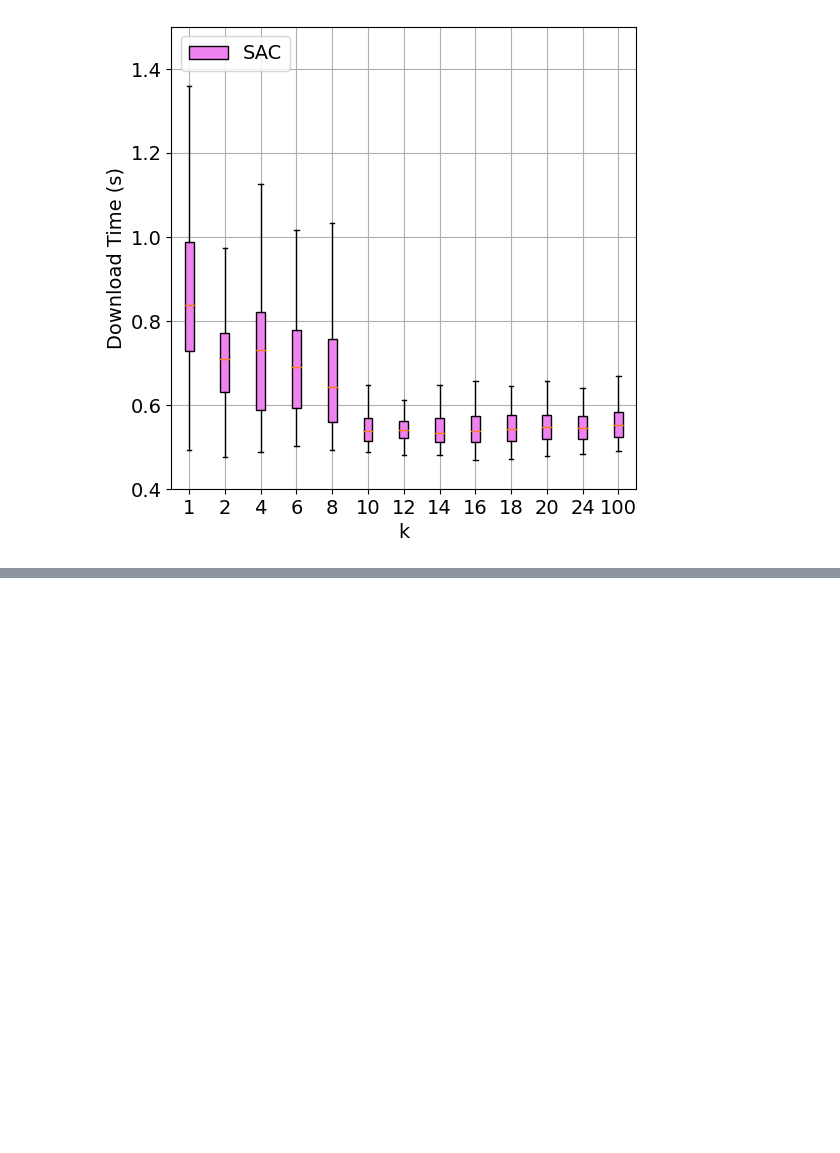
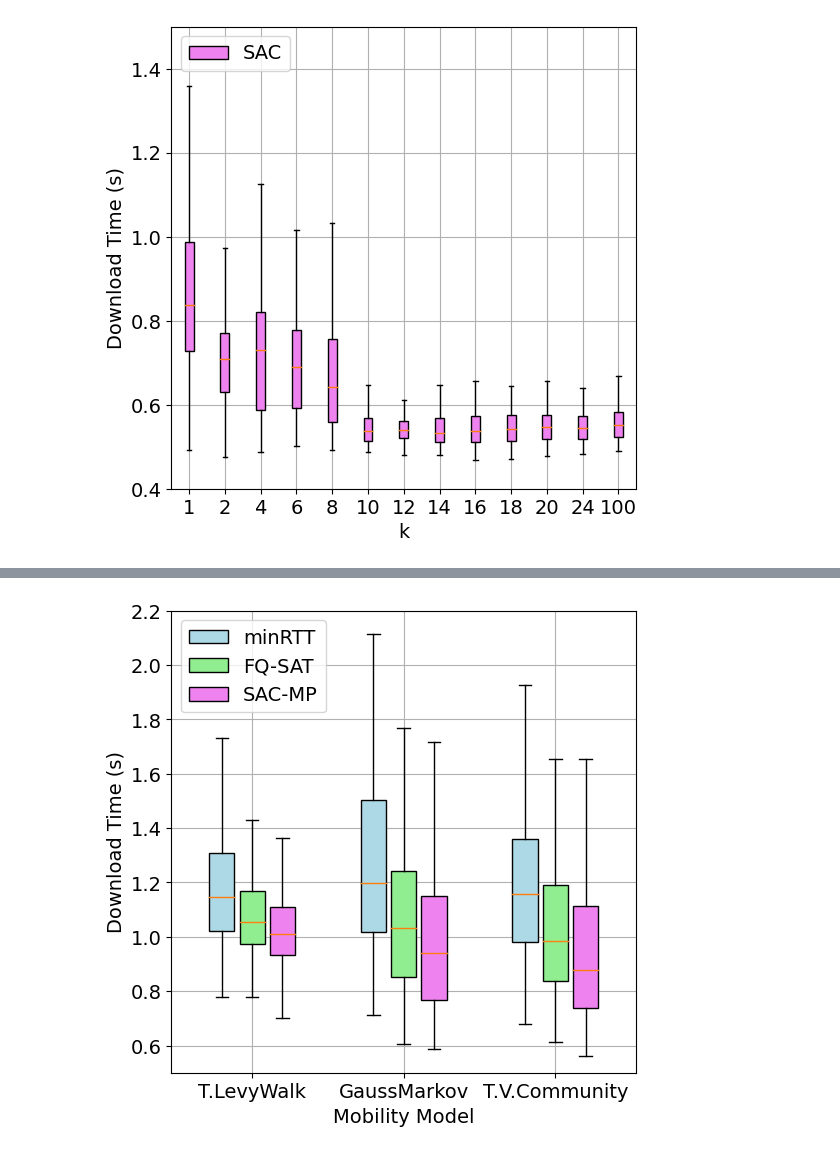
Before and after one commit to quic-vn/mpquic-drl, a Jupyter notebook: simulationFileServer/statistic/plot-compare1-statistic.ipynb, the cells around one changed output, grey strips where cells are left out. Drawn from its saved outputs; the diff is of its cells as text; code cells hidden in the pictures; blank space fills up the shorter version.

Commit message:
update code for simulation mobility (thesis)

```diff
--- a/simulationFileServer/statistic/plot-compare1-statistic.ipynb
+++ b/simulationFileServer/statistic/plot-compare1-statistic.ipynb
@@ -566,0 +425,73 @@ plt.show()
+# %%
+import pandas as pd
+import matplotlib.pyplot as plt
+
+column_names = ['Download Time']
+schedules = ['rtt', 'fuzzyqsat', 'sac']
+bwd = 25
+owd = 10
+
+# List to hold all download time data
+all_download_times = {sch: [] for sch in schedules}
+
+# Common scenarios
+scenarios = [
+    f"mob1-1-2MB-0-0-{bwd}-{owd}-10-1", f"mob2-1-2MB-0-0-{bwd}-{owd}-10-1", f"mob3-1-2MB-0-0-{bwd}-{owd}-10-1"
+]
+scenarios_label = [
+    f"T.LevyWalk", f"GaussMarkov", f"T.V.Community"
+]
+
+# Đọc dữ liệu từ file và lưu vào dictionary
+for sch in schedules:
+    for scenario in scenarios:
+        # Load the data from the CSV file
+        data = pd.read_csv(f'../output/sep1/compare-1-mobi/{scenario}-{sch}-result3.csv', names=column_names)
+        # Extract and store the Download Time column
+        all_download_times[sch].append(data['Download Time'] / 1000)
+
+# Tạo boxplot
+plt.figure(figsize=(6, 6))
+plt.rcParams.update({'font.size': 14, 'font.family': 'sans-serif'})
+
+# Chuẩn bị dữ liệu và vị trí cho boxplot
+positions = []
+base_position = 1
+
+colors = {'rtt': 'lightblue', 'fuzzyqsat': 'lightgreen', 'sac': 'violet', 'random': 'gray'}
+boxplots = []
+
+# Điều chỉnh vị trí để các box không chồng lên nhau
+group_spacing = 1.5  # Khoảng cách giữa các nhóm kịch bản
+box_spacing = 0.3    # Khoảng cách giữa các box trong cùng một nhóm
+width = 0.25          # Độ rộng của mỗi boxplot
+
+# Tính toán vị trí cho từng boxplot
+for i, sch in enumerate(schedules):
+    # Xác định vị trí cho mỗi nhóm boxplot, cộng thêm khoảng cách giữa các nhóm
+    positions = [j * group_spacing + i * box_spacing for j in range(len(scenarios))]
+
+    # Vẽ boxplot cho từng thuật toán
+    box = plt.boxplot([all_download_times[sch][j] for j in range(len(scenarios))],
+                      positions=positions,
+                      widths=width, patch_artist=True,
+                      flierprops=dict(marker='o' if sch == 'rtt' else 'x', markersize=5), showfliers=False)
+    for patch in box['boxes']:
+        patch.set_facecolor(colors[sch])
+    boxplots.append(box)
+
+# Đặt x-ticks và nhãn cho trục x
+plt.xticks([i * group_spacing + (len(schedules) - 1) * box_spacing / 2 for i in range(len(scenarios))], scenarios_label)
+plt.xlabel("Mobility Model")
+plt.ylabel('Download Time (s)')
+plt.grid(True)
+
+# Thêm chú thích
+plt.legend([box["boxes"][0] for box in boxplots], ['minRTT', 'FQ-SAT', 'SAC-MP'], loc='upper left')
+plt.ylim(0.5, 2.2)
+
+# Hiển thị biểu đồ
+# plt.show()
+plt.savefig('boxplot_download_time.pdf', format='pdf')
+# %% [output]
+[figure, added]
```
Also changed, not shown: parts of 5 cells of this notebook, 25 other files.
